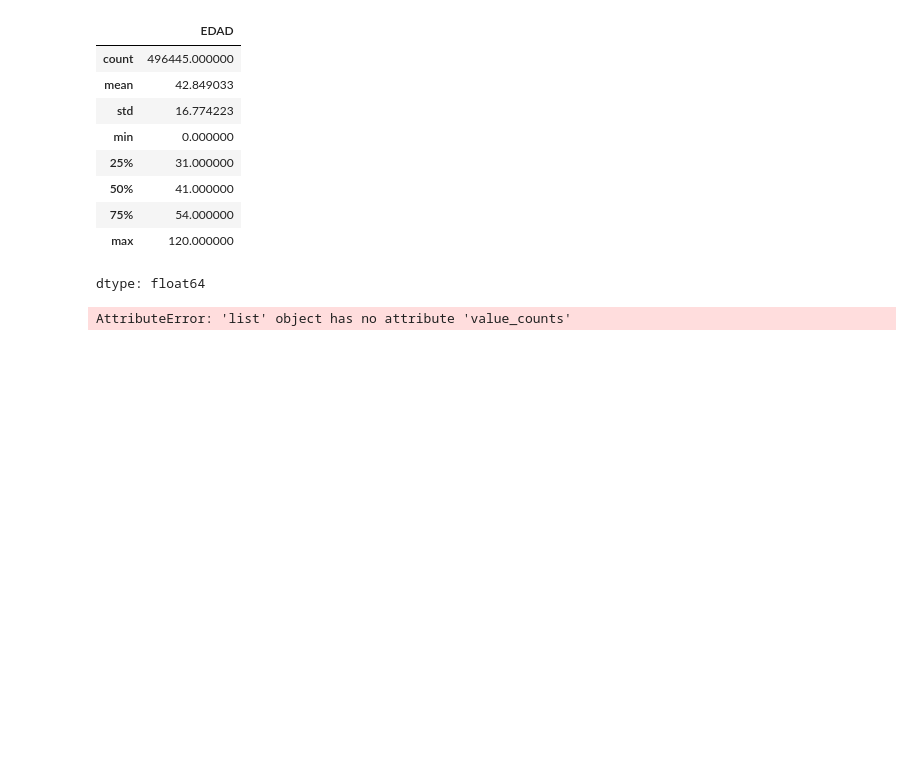
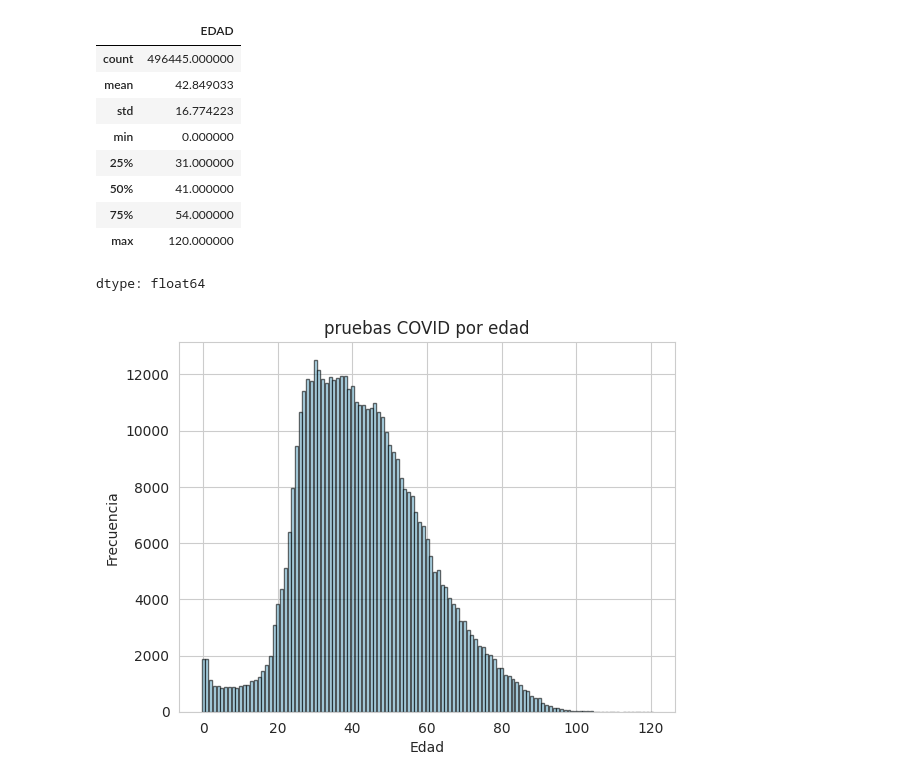
Before and after one commit to 25041097-jesus/Probabilidad, a Jupyter notebook: Unidad1/Practica 5.ipynb, the cells around one changed output. Cells and saved outputs as stored; diff of their text form; code cells hidden in the pictures; blank space fills up the shorter version.

```diff
--- a/Unidad1/Practica 5.ipynb
+++ b/Unidad1/Practica 5.ipynb
@@ -15,7 +15,7 @@ import pandas as pd
 import matplotlib.pyplot as plt
 import seaborn
 # %%
-covid=pd.read_csv("/20-06-30-COVID19MEXICO - codificado.csv",encoding="ISO-8859-1")
+covid=pd.read_csv("/content/20-06-30-COVID19MEXICO - codificado.csv",encoding="ISO-8859-1")
 
 #/20-06-30-COVID19MEXICO - codificado.csv
 # %%
@@ -70,15 +70,15 @@ covid.EDAD.describe()
 | max | 120.000000 |
 dtype: float64
 # %%
-conteo_edades=['EDAD'].value_counts().sort_index()
+conteo_edades = covid['EDAD'].value_counts().sort_index()
 
-plt.bar(conteo_edades.index,conteo_edades.values,color='skyblue',edegecolor='black',alpha=0.6)
+plt.bar(conteo_edades.index, conteo_edades.values, color='skyblue', edgecolor='black', alpha=0.6)
 plt.title('pruebas COVID por edad')
 plt.xlabel('Edad')
 plt.ylabel('Frecuencia')
 plt.show()
 # %% [output]
-AttributeError: 'list' object has no attribute 'value_counts'
+[figure, added]
 # %%
 media= covid.EDAD.mean()
 rangos=[0,10,20,30,40,50,60,70,80,90,100,120]
```
Also changed, not shown: parts of 8 cells of this notebook.
